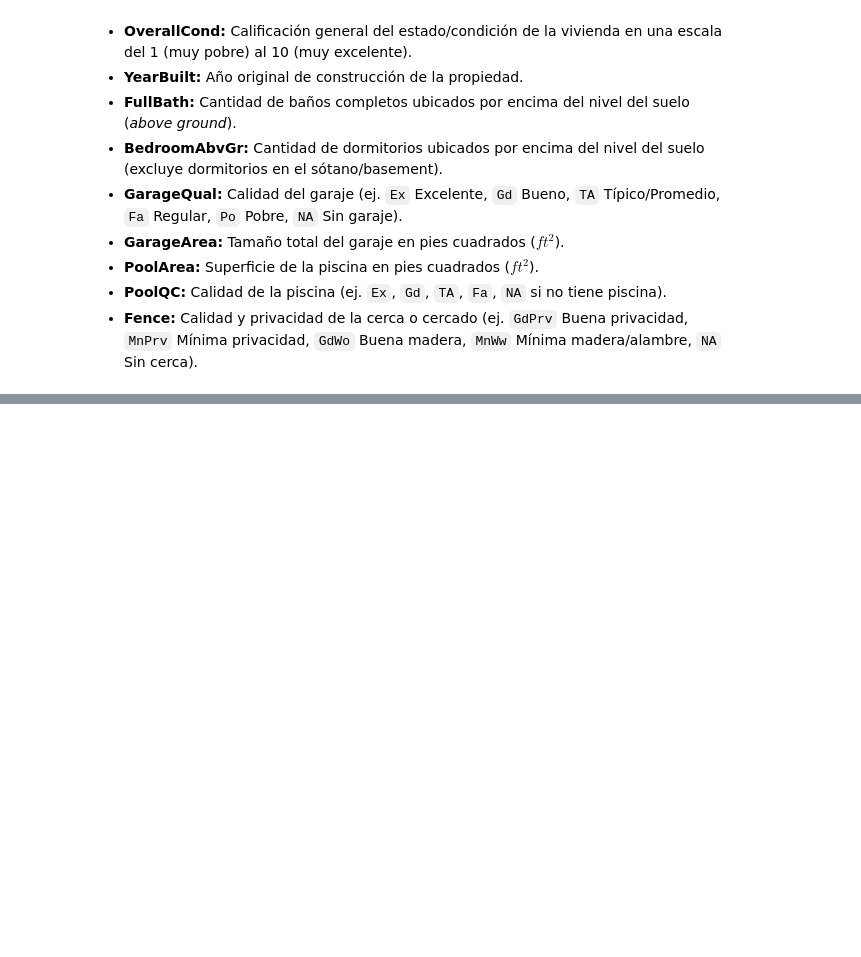
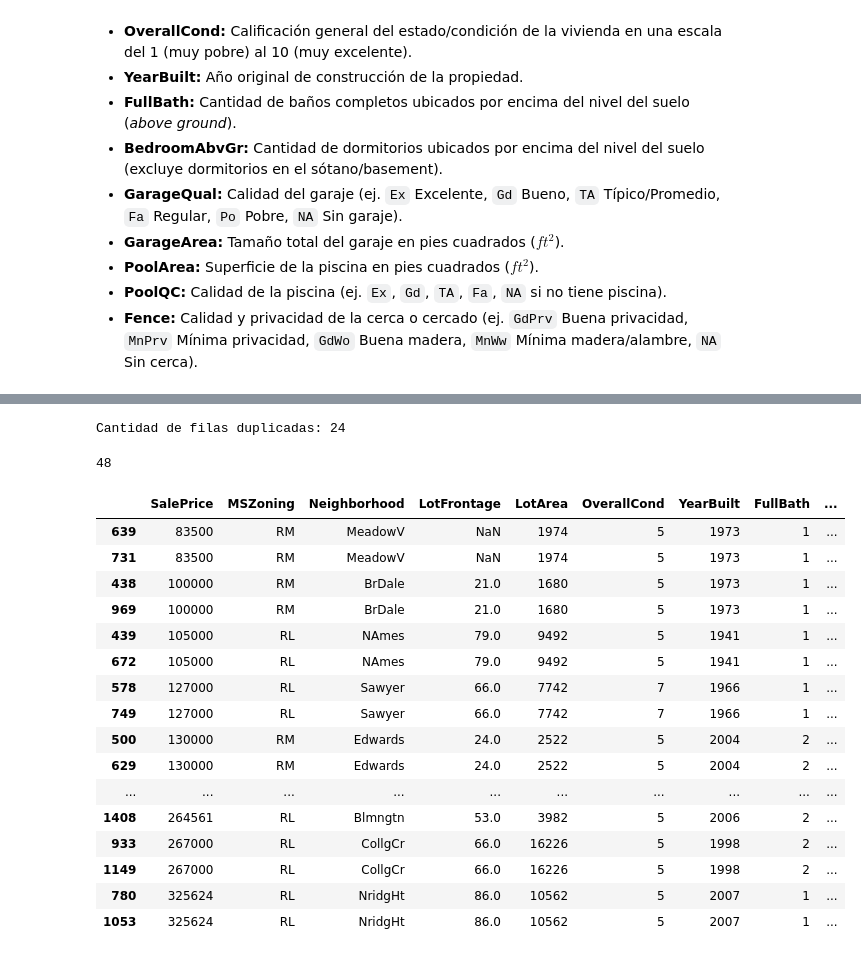
Before and after one commit to AlesioRios/Laboratorio-de-Datos-II, a Jupyter notebook: Lab_de_Datos_II_TP2.ipynb, the cells around one changed output, grey strips where cells are left out. Drawn from its saved outputs; the diff is of its cells as text; code cells hidden in the pictures; blank space fills up the shorter version.

```diff
--- a/Lab_de_Datos_II_TP2.ipynb
+++ b/Lab_de_Datos_II_TP2.ipynb
@@ -169,0 +273,8 @@ object
+# %%
+#Eliminamos espacios en blanco y volvemos a probar
+df['Fence']  = df['Fence'].str.strip()
+
+#Comprobamos que realmente se tratan de cadenas de texto y no de valores nulos reales
+df_filtrado = df[df['Fence'] == 'nan']
+
+df_filtrado.head()
@@ -169,0 +414,48 @@ object
+# %%
+#Evaluamos cuantos registros estan duplicados
+
+cant_filas_duplicadas = df.duplicated().sum()
+print(f'Cantidad de filas duplicadas: {cant_filas_duplicadas}')
+# Filtrar el DataFrame para conservar todas las filas duplicadas
+
+
+duplicados = df[df.duplicated(keep=False)]
+frecuencia_duplicados = (
+    duplicados
+    .groupby(list(df.columns), dropna=False)
+    .size()
+    .sort_values(ascending=False)
+)
+
+frecuencia_duplicados
+
+
+len(duplicados)
+#frecuencia_duplicados['frecuencia'].value_counts()
+# %% [output]
+Cantidad de filas duplicadas: 24
+48
+# %%
+duplicados_ordenados = duplicados.sort_values(
+    by=list(df.columns)
+)
+
+duplicados_ordenados
+# %% [output]
+|  | SalePrice | MSZoning | Neighborhood | LotFrontage | LotArea | OverallCond | YearBuilt | FullBath | ... |
+| 639 | 83500 | RM | MeadowV | NaN | 1974 | 5 | 1973 | 1 | ... |
+| 731 | 83500 | RM | MeadowV | NaN | 1974 | 5 | 1973 | 1 | ... |
+| 438 | 100000 | RM | BrDale | 21.0 | 1680 | 5 | 1973 | 1 | ... |
+| 969 | 100000 | RM | BrDale | 21.0 | 1680 | 5 | 1973 | 1 | ... |
+| 439 | 105000 | RL | NAmes | 79.0 | 9492 | 5 | 1941 | 1 | ... |
+| 672 | 105000 | RL | NAmes | 79.0 | 9492 | 5 | 1941 | 1 | ... |
+| 578 | 127000 | RL | Sawyer | 66.0 | 7742 | 7 | 1966 | 1 | ... |
+| 749 | 127000 | RL | Sawyer | 66.0 | 7742 | 7 | 1966 | 1 | ... |
+| 500 | 130000 | RM | Edwards | 24.0 | 2522 | 5 | 2004 | 2 | ... |
+| 629 | 130000 | RM | Edwards | 24.0 | 2522 | 5 | 2004 | 2 | ... |
+| ... | ... | ... | ... | ... | ... | ... | ... | ... | ... |
+| 1408 | 264561 | RL | Blmngtn | 53.0 | 3982 | 5 | 2006 | 2 | ... |
+| 933 | 267000 | RL | CollgCr | 66.0 | 16226 | 5 | 1998 | 2 | ... |
+| 1149 | 267000 | RL | CollgCr | 66.0 | 16226 | 5 | 1998 | 2 | ... |
+| 780 | 325624 | RL | NridgHt | 86.0 | 10562 | 5 | 2007 | 1 | ... |
+| 1053 | 325624 | RL | NridgHt | 86.0 | 10562 | 5 | 2007 | 1 | ... |
```
Also changed, not shown: parts of 34 cells of this notebook.
